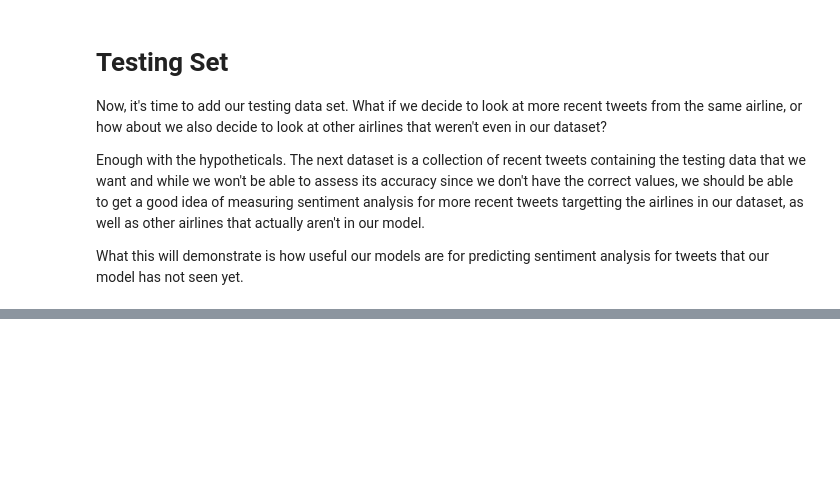
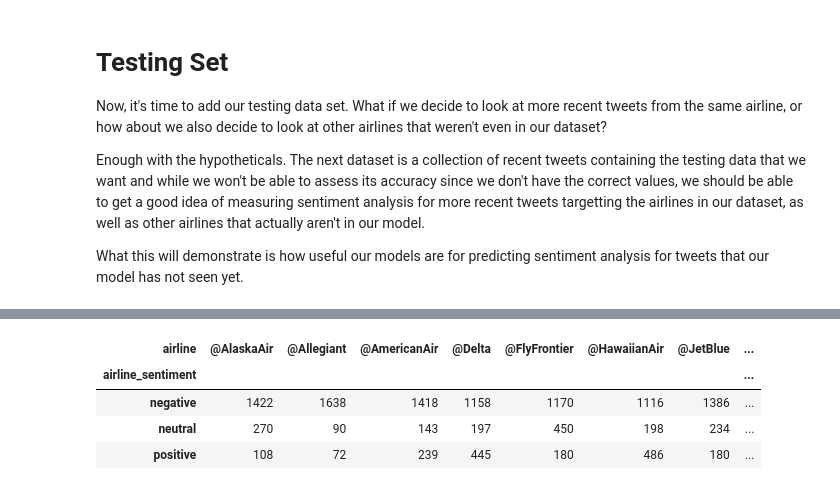
Before and after one commit to mhuh22/Thinkful, a Jupyter notebook: Bootcamp/Unit 7/Airline Sentiment Analysis using Twitter Data.ipynb, the cells around one changed output, grey strips where cells are left out. Cells and saved outputs as stored; diff of their text form; code cells hidden in the pictures; blank space fills up the shorter version.

```diff
--- a/Bootcamp/Unit 7/Airline Sentiment Analysis using Twitter Data.ipynb
+++ b/Bootcamp/Unit 7/Airline Sentiment Analysis using Twitter Data.ipynb
@@ -643,9 +591,9 @@ topwords
 # %%
-# Testing the model
-X_train_tfidf = X_normal
+# Create final training dataset
+X_train = pd.concat(nlp_methods)
 
 # Review the data that we are placing into our models
-X_train_tfidf.head()
+X_train.head()
 # %% [output]
 |  | 0 | 1 | 2 | 3 | 4 | 5 | 6 | 7 | 8 | 9 | ... | ... |
 | 0 | 0.0 | 0.0 | 0.0 | 0.0 | 0.0 | 0.0 | 0.0 | 0.0 | 0.0 | 0.0 | ... | ... |
@@ -967,0 +983,21 @@ tweets_test.shape
+# %%
+# Remove non-essential punctuation from the tweets
+pd.options.display.max_colwidth = 200
+tweets_test['text'] = tweets_test['text'].map(lambda x: text_cleaner(str(x)))
+
+# Reduce all text to their lemmas
+for tweet in tweets_test['text']:
+    tweet = lemmatizer.lemmatize(tweet)
+
+# Specify the new test input
+X = tweets_test['text']
+
+# Apply the vectorizer to the test data
+X_tfidf_2 = vectorizer.fit_transform(X)
+
+# Predict the results using our best model
+tweets_test['airline_sentiment'] = rfc.predict(X_tfidf_2)
+# %%
+# Modify values of sentiment to numerical values
+sentiment = {-1:'negative', 0:'neutral', 1:'positive'}
+tweets_test['airline_sentiment'] = tweets_test['airline_sentiment'].map(lambda x: sentiment[x])
@@ -967,0 +1023,9 @@ tweets_test.shape
+# %%
+# Pivot table of airline sentiment
+tweets_test.pivot_table(index=['airline_sentiment'],columns='airline', aggfunc='size', fill_value=0)
+# %% [output]
+| airline | @AlaskaAir | @Allegiant | @AmericanAir | @Delta | @FlyFrontier | @HawaiianAir | @JetBlue | ... |
+| airline_sentiment |  |  |  |  |  |  |  | ... |
+| negative | 1422 | 1638 | 1418 | 1158 | 1170 | 1116 | 1386 | ... |
+| neutral | 270 | 90 | 143 | 197 | 450 | 198 | 234 | ... |
+| positive | 108 | 72 | 239 | 445 | 180 | 486 | 180 | ... |
```
Also changed, not shown: parts of 49 cells of this notebook.
